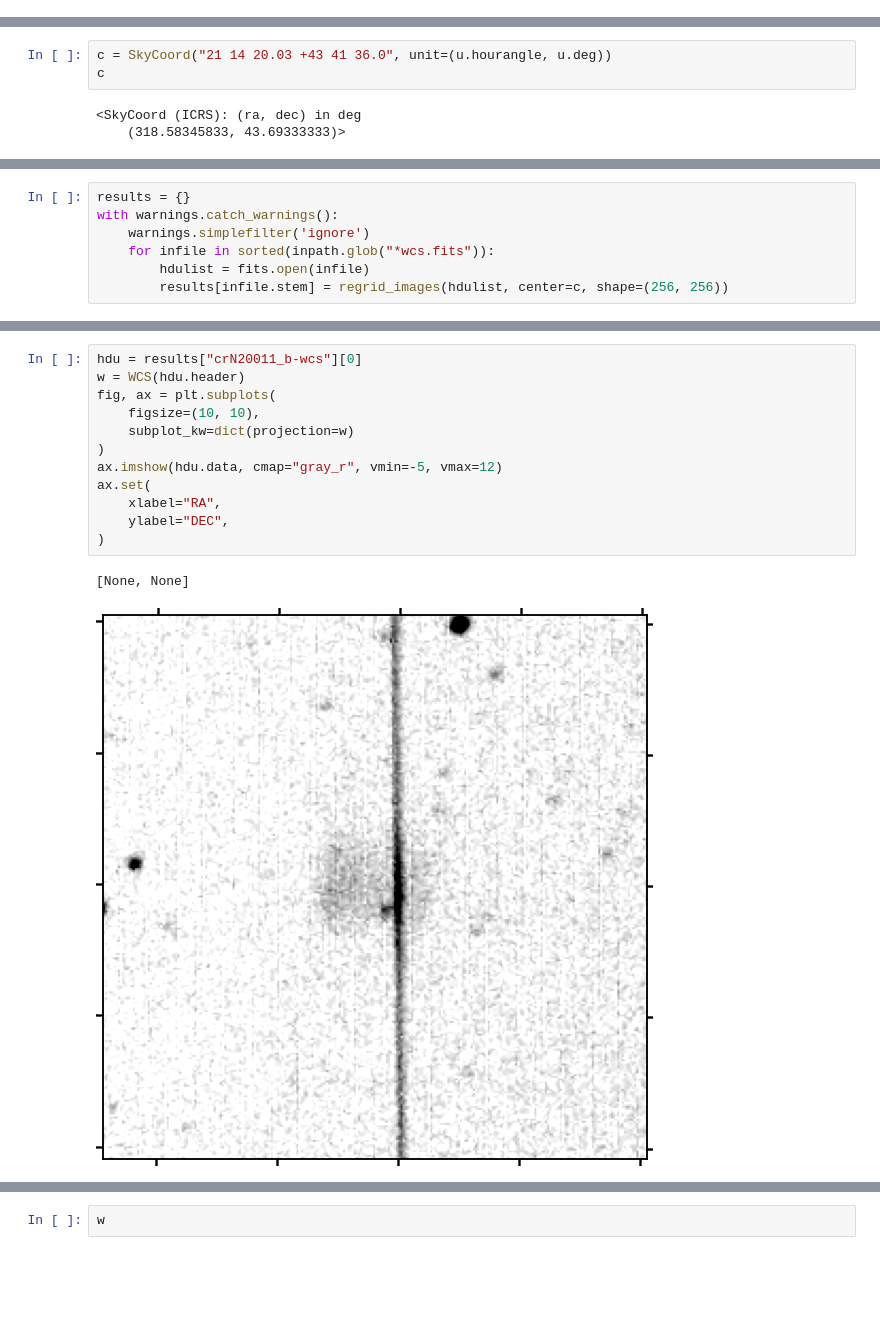
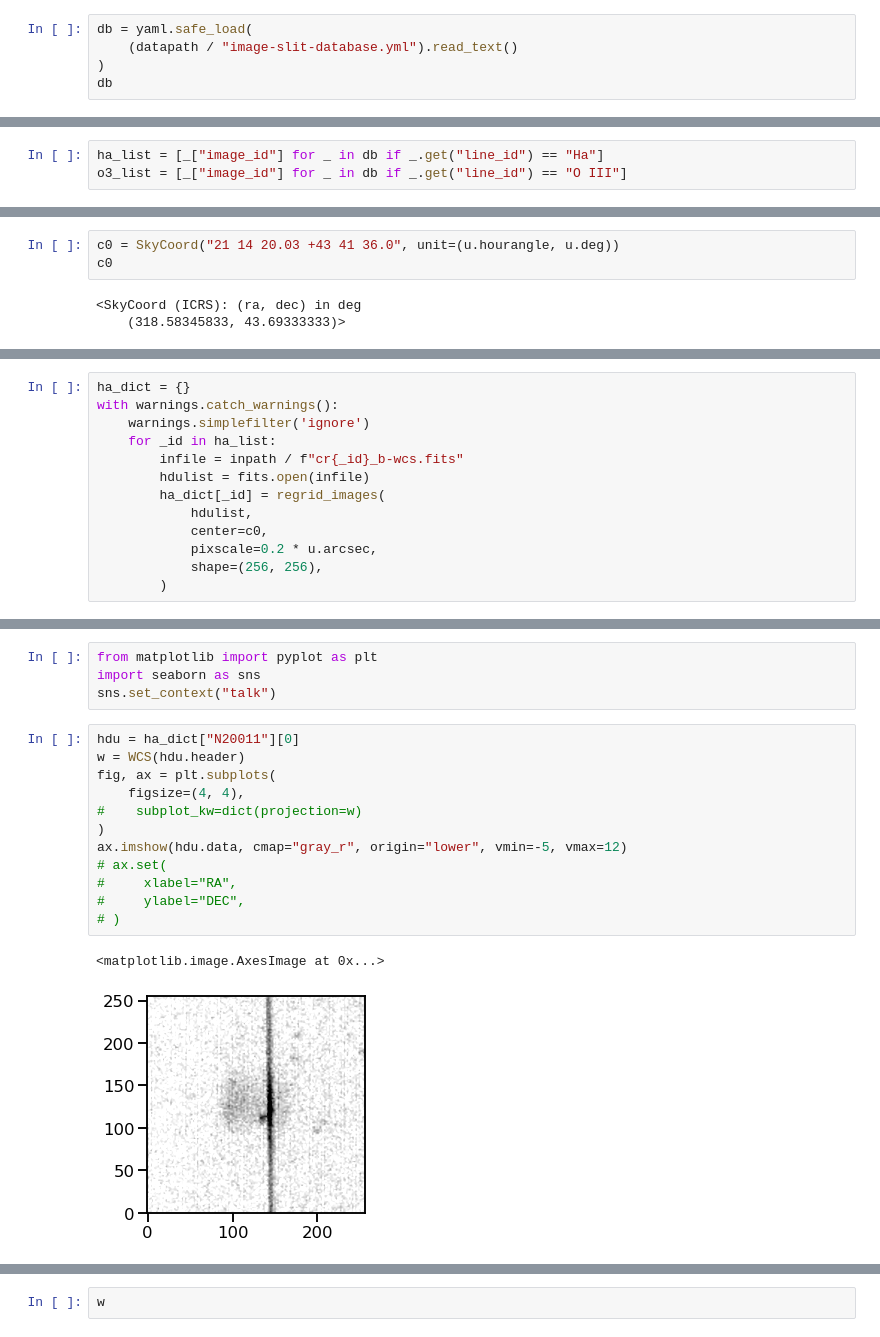
Before and after one commit to will-henney/teresa-pn-ou5, a Jupyter notebook: notebooks/01-00-image-astrometry.ipynb, the cells around one changed output, grey strips where cells are left out. Saved outputs shown, nothing was run; the diff lists cells and outputs as text; blank space fills up the shorter version.

Commit message:
Normalize all the slit images
Still need to write them out

```diff
--- a/notebooks/01-00-image-astrometry.ipynb
+++ b/notebooks/01-00-image-astrometry.ipynb
@@ -12,0 +22,5 @@ outpath.mkdir(exist_ok=True)
+# %%
+db = yaml.safe_load(
+    (datapath / "image-slit-database.yml").read_text()
+)
+db
@@ -13,8 +46,11 @@ outpath.mkdir(exist_ok=True)
+# %%
+ha_list = [_["image_id"] for _ in db if _.get("line_id") == "Ha"]
+o3_list = [_["image_id"] for _ in db if _.get("line_id") == "O III"]
 # %% [markdown]
 These are the coordinates of `PN Ou 5` [according to SIMBAD](http://simbad.u-strasbg.fr/simbad/sim-id?Ident=PN+Ou+5)
 # %%
-c = SkyCoord("21 14 20.03 +43 41 36.0", unit=(u.hourangle, u.deg))
-c
+c0 = SkyCoord("21 14 20.03 +43 41 36.0", unit=(u.hourangle, u.deg))
+c0
 # %% [output]
 <SkyCoord (ICRS): (ra, dec) in deg
     (318.58345833, 43.69333333)>
@@ -21,8 +59,14 @@ c
 # %%
-results = {}
+ha_dict = {}
 with warnings.catch_warnings():
     warnings.simplefilter('ignore')
-    for infile in sorted(inpath.glob("*wcs.fits")):
+    for _id in ha_list:
+        infile = inpath / f"cr{_id}_b-wcs.fits"
         hdulist = fits.open(infile)
-        results[infile.stem] = regrid_images(hdulist, center=c, shape=(256, 256))
+        ha_dict[_id] = regrid_images(
+            hdulist,
+            center=c0,
+            pixscale=0.2 * u.arcsec,
+            shape=(256, 256),
+        )
 # %%
@@ -52,15 +108,19 @@ sns.set_context("talk")
+# %%
+from matplotlib import pyplot as plt
+import seaborn as sns
+sns.set_context("talk")
 # %%
-hdu = results["crN20011_b-wcs"][0]
+hdu = ha_dict["N20011"][0]
 w = WCS(hdu.header)
 fig, ax = plt.subplots(
-    figsize=(10, 10),
-    subplot_kw=dict(projection=w)
+    figsize=(4, 4),
+#    subplot_kw=dict(projection=w)
 )
-ax.imshow(hdu.data, cmap="gray_r", vmin=-5, vmax=12)
-ax.set(
-    xlabel="RA",
-    ylabel="DEC",
-)
+ax.imshow(hdu.data, cmap="gray_r", origin="lower", vmin=-5, vmax=12)
+# ax.set(
+#     xlabel="RA",
+#     ylabel="DEC",
+# )
 # %% [output]
-[None, None]
+<matplotlib.image.AxesImage at 0x...>
-[figure, old version]
+[figure, new version]
```
Also changed, not shown: parts of 16 cells of this notebook, 9 other files.
